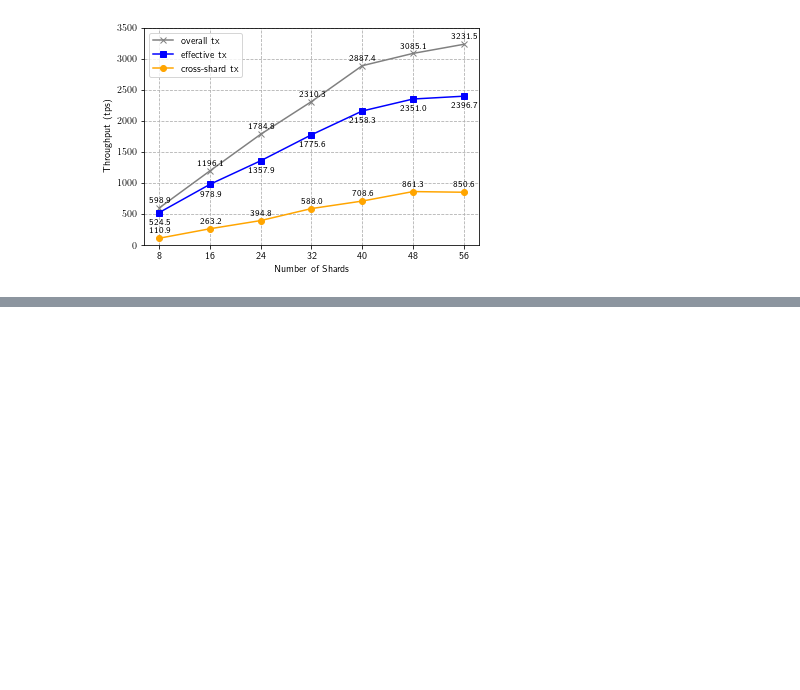
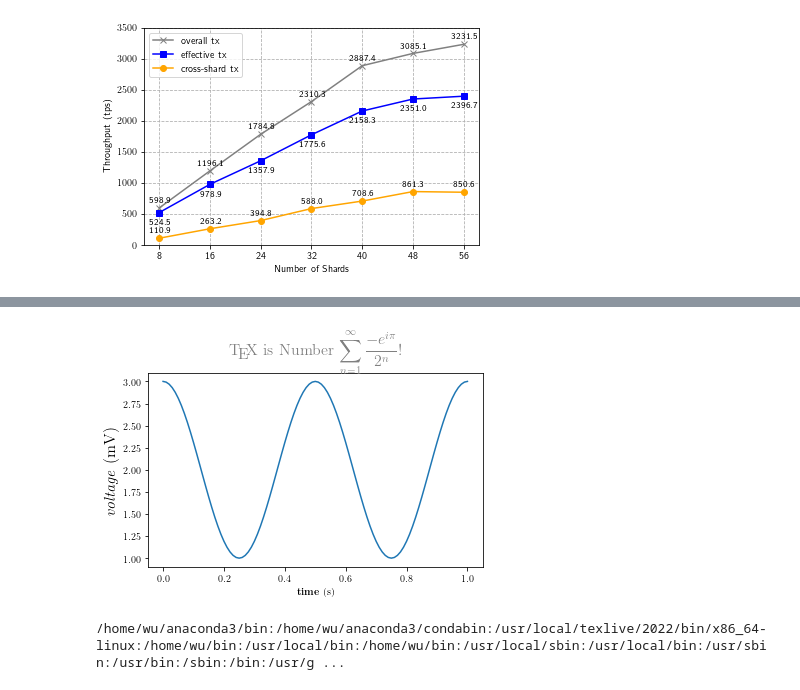
Before and after one commit to wzh4464/jessufig, a Jupyter notebook: draw_xshard.ipynb, the cells around one changed output, grey strips where cells are left out. Drawn from its saved outputs; the diff is of its cells as text; code cells hidden in the pictures; blank space fills up the shorter version.

```diff
--- a/draw_xshard.ipynb
+++ b/draw_xshard.ipynb
@@ -215,0 +251,30 @@ plot_line_chart(data=data,pic_name='latency',save=True,xlabel="Number of Shards"
+# %%
+import numpy as np
+import matplotlib.pyplot as plt
+
+
+# Example data
+t = np.arange(0.0, 1.0 + 0.01, 0.01)
+s = np.cos(4 * np.pi * t) + 2
+
+plt.rc('text', usetex=True)
+plt.rc('font', family='serif')
+plt.plot(t, s)
+
+plt.xlabel(r'\textbf{time} (s)')
+plt.ylabel(r'\textit{voltage} (mV)',fontsize=16)
+plt.title(r"\TeX\ is Number "
+          r"$\displaystyle\sum_{n=1}^\infty\frac{-e^{i\pi}}{2^n}$!",
+          fontsize=16, color='gray')
+# Make room for the ridiculously large title.
+plt.subplots_adjust(top=0.8)
+
+plt.savefig('tex_demo')
+plt.show()
+# %% [output]
+[figure, added]
+# %%
+import os
+print(os.environ['PATH'])
+# %% [output]
+/home/wu/anaconda3/bin:/home/wu/anaconda3/condabin:/usr/local/texlive/2022/bin/x86_64-linux:/home/wu/bin:/usr/local/bin:/home/wu/bin:/usr/local/sbin:/usr/local/bin:/usr/sbin:/usr/bin:/sbin:/bin:/usr/g ...
```
Also changed, not shown: parts of 4 cells of this notebook, 4 other files.
